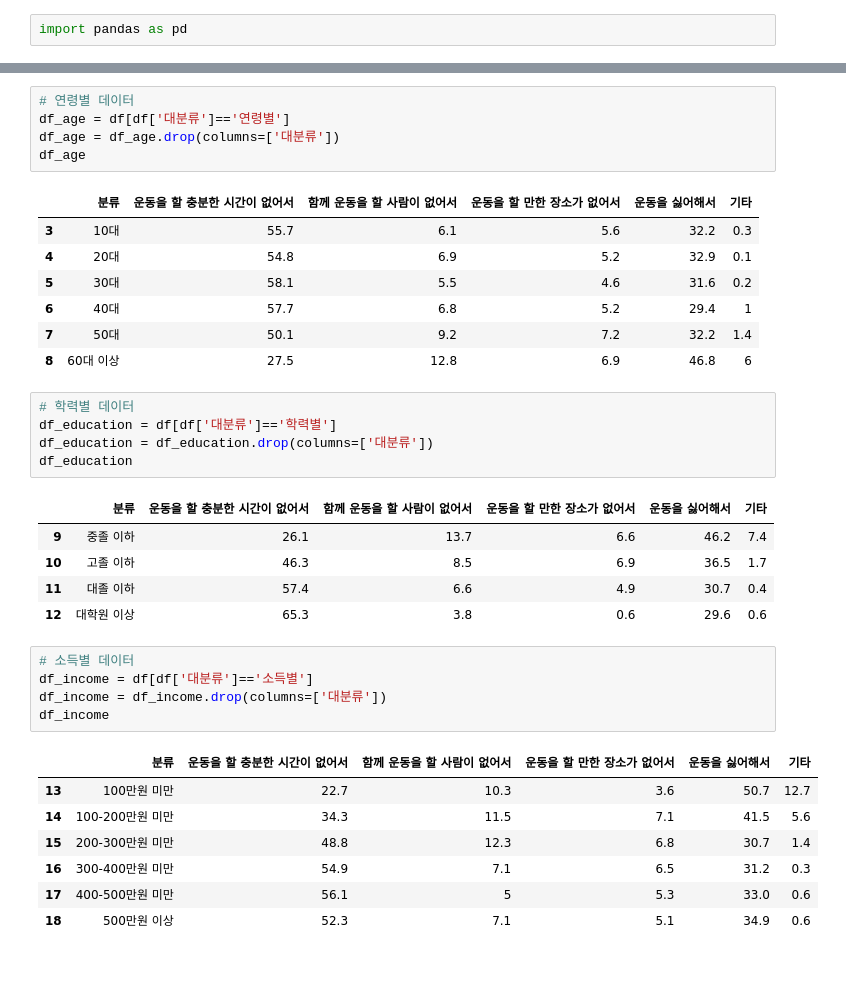
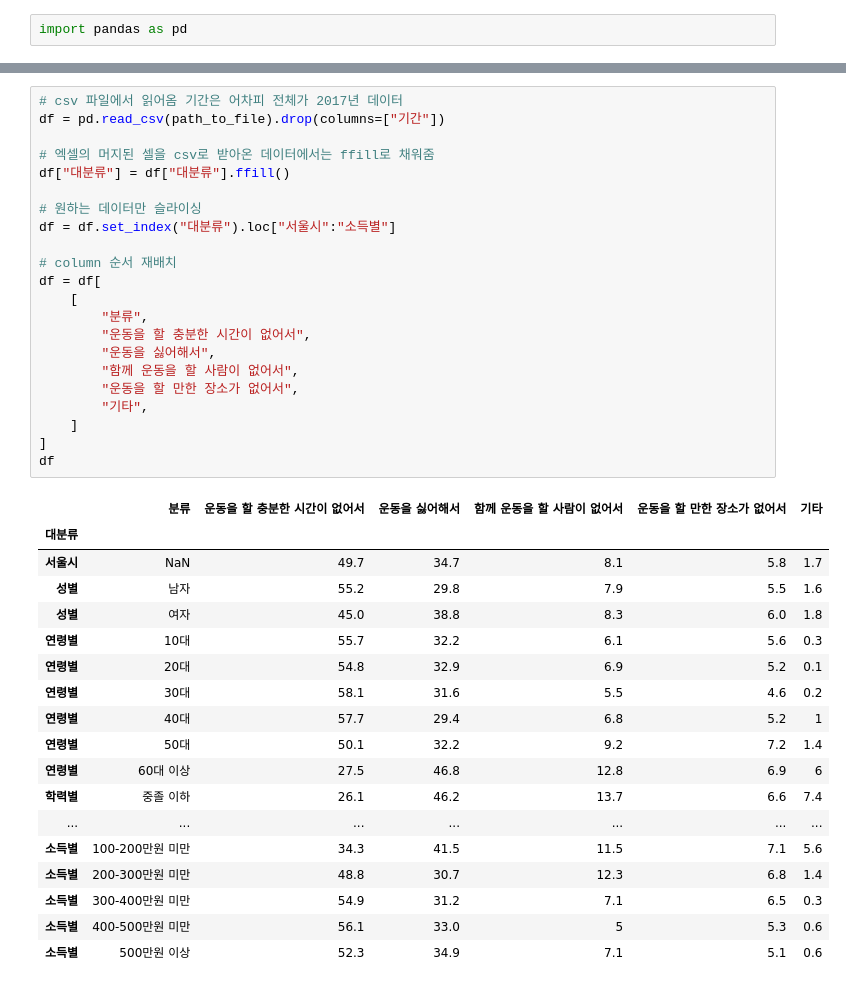
Before and after one commit to AlpacaMale/python_matplotlib, a Jupyter notebook: numpy.ipynb, the cells around one changed output, grey strips where cells are left out. Drawn from its saved outputs; the diff is of its cells as text.

```diff
--- a/numpy.ipynb
+++ b/numpy.ipynb
@@ -54,37 +6,41 @@ df_sex
-# %%
-# 연령별 데이터
-df_age = df[df['대분류']=='연령별']
-df_age = df_age.drop(columns=['대분류'])
-df_age
-# %% [output]
-|  | 분류 | 운동을 할 충분한 시간이 없어서 | 함께 운동을 할 사람이 없어서 | 운동을 할 만한 장소가 없어서 | 운동을 싫어해서 | 기타 |
-| 3 | 10대 | 55.7 | 6.1 | 5.6 | 32.2 | 0.3 |
-| 4 | 20대 | 54.8 | 6.9 | 5.2 | 32.9 | 0.1 |
-| 5 | 30대 | 58.1 | 5.5 | 4.6 | 31.6 | 0.2 |
-| 6 | 40대 | 57.7 | 6.8 | 5.2 | 29.4 | 1 |
-| 7 | 50대 | 50.1 | 9.2 | 7.2 | 32.2 | 1.4 |
-| 8 | 60대 이상 | 27.5 | 12.8 | 6.9 | 46.8 | 6 |
-# %%
-# 학력별 데이터
-df_education = df[df['대분류']=='학력별']
-df_education = df_education.drop(columns=['대분류'])
-df_education
-# %% [output]
-|  | 분류 | 운동을 할 충분한 시간이 없어서 | 함께 운동을 할 사람이 없어서 | 운동을 할 만한 장소가 없어서 | 운동을 싫어해서 | 기타 |
-| 9 | 중졸 이하 | 26.1 | 13.7 | 6.6 | 46.2 | 7.4 |
-| 10 | 고졸 이하 | 46.3 | 8.5 | 6.9 | 36.5 | 1.7 |
-| 11 | 대졸 이하 | 57.4 | 6.6 | 4.9 | 30.7 | 0.4 |
-| 12 | 대학원 이상 | 65.3 | 3.8 | 0.6 | 29.6 | 0.6 |
-# %%
-# 소득별 데이터
-df_income = df[df['대분류']=='소득별']
-df_income = df_income.drop(columns=['대분류'])
-df_income
-# %% [output]
-|  | 분류 | 운동을 할 충분한 시간이 없어서 | 함께 운동을 할 사람이 없어서 | 운동을 할 만한 장소가 없어서 | 운동을 싫어해서 | 기타 |
-| 13 | 100만원 미만 | 22.7 | 10.3 | 3.6 | 50.7 | 12.7 |
-| 14 | 100-200만원 미만 | 34.3 | 11.5 | 7.1 | 41.5 | 5.6 |
-| 15 | 200-300만원 미만 | 48.8 | 12.3 | 6.8 | 30.7 | 1.4 |
-| 16 | 300-400만원 미만 | 54.9 | 7.1 | 6.5 | 31.2 | 0.3 |
-| 17 | 400-500만원 미만 | 56.1 | 5 | 5.3 | 33.0 | 0.6 |
-| 18 | 500만원 이상 | 52.3 | 7.1 | 5.1 | 34.9 | 0.6 |
+# %%
+# csv 파일에서 읽어옴 기간은 어차피 전체가 2017년 데이터
+df = pd.read_csv(path_to_file).drop(columns=["기간"])
+
+# 엑셀의 머지된 셀을 csv로 받아온 데이터에서는 ffill로 채워줌
+df["대분류"] = df["대분류"].ffill()
+
+# 원하는 데이터만 슬라이싱
+df = df.set_index("대분류").loc["서울시":"소득별"]
+
+# column 순서 재배치
+df = df[
+    [
+        "분류",
+        "운동을 할 충분한 시간이 없어서",
+        "운동을 싫어해서",
+        "함께 운동을 할 사람이 없어서",
+        "운동을 할 만한 장소가 없어서",
+        "기타",
+    ]
+]
+df
+# %% [output]
+|  | 분류 | 운동을 할 충분한 시간이 없어서 | 운동을 싫어해서 | 함께 운동을 할 사람이 없어서 | 운동을 할 만한 장소가 없어서 | 기타 |
+| 대분류 |  |  |  |  |  |  |
+| 서울시 | NaN | 49.7 | 34.7 | 8.1 | 5.8 | 1.7 |
+| 성별 | 남자 | 55.2 | 29.8 | 7.9 | 5.5 | 1.6 |
+| 성별 | 여자 | 45.0 | 38.8 | 8.3 | 6.0 | 1.8 |
+| 연령별 | 10대 | 55.7 | 32.2 | 6.1 | 5.6 | 0.3 |
+| 연령별 | 20대 | 54.8 | 32.9 | 6.9 | 5.2 | 0.1 |
+| 연령별 | 30대 | 58.1 | 31.6 | 5.5 | 4.6 | 0.2 |
+| 연령별 | 40대 | 57.7 | 29.4 | 6.8 | 5.2 | 1 |
+| 연령별 | 50대 | 50.1 | 32.2 | 9.2 | 7.2 | 1.4 |
+| 연령별 | 60대 이상 | 27.5 | 46.8 | 12.8 | 6.9 | 6 |
+| 학력별 | 중졸 이하 | 26.1 | 46.2 | 13.7 | 6.6 | 7.4 |
+| ... | ... | ... | ... | ... | ... | ... |
+| 소득별 | 100-200만원 미만 | 34.3 | 41.5 | 11.5 | 7.1 | 5.6 |
+| 소득별 | 200-300만원 미만 | 48.8 | 30.7 | 12.3 | 6.8 | 1.4 |
+| 소득별 | 300-400만원 미만 | 54.9 | 31.2 | 7.1 | 6.5 | 0.3 |
+| 소득별 | 400-500만원 미만 | 56.1 | 33.0 | 5 | 5.3 | 0.6 |
+| 소득별 | 500만원 이상 | 52.3 | 34.9 | 7.1 | 5.1 | 0.6 |
```
Also changed, not shown: parts of 11 cells of this notebook, 5 other files.
